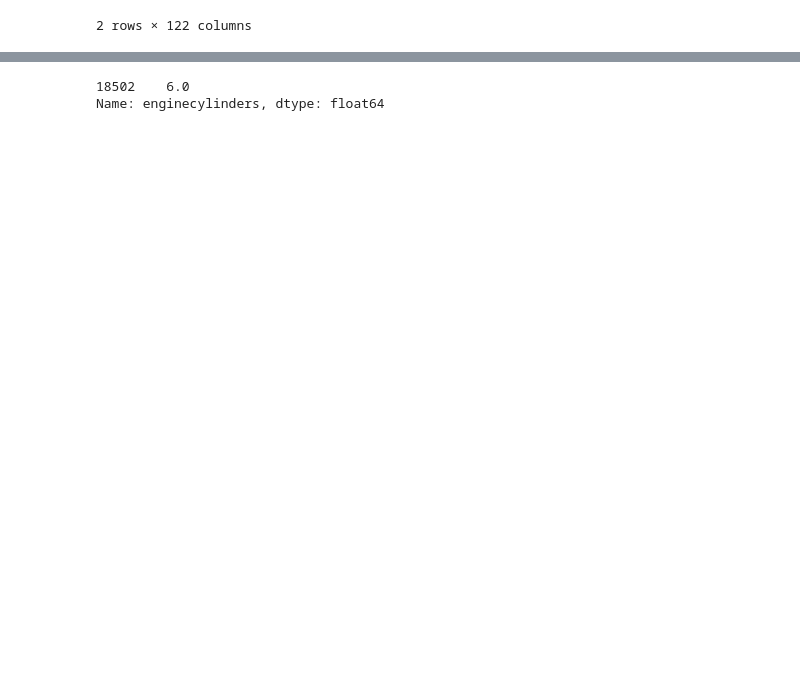
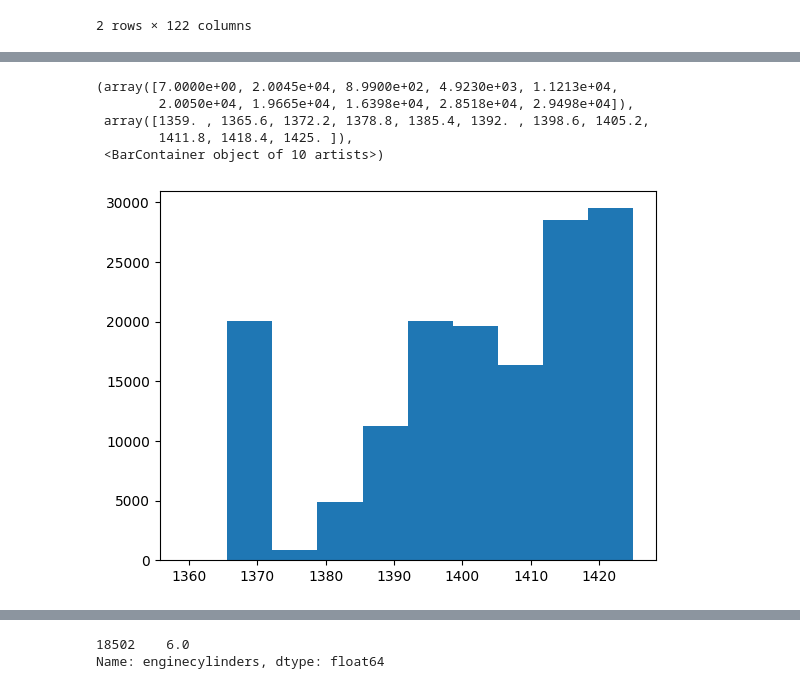
Before and after one commit to pgrts/car_proj, a Jupyter notebook: scraper/clean_preds_repeats.ipynb, the cells around one changed output, grey strips where cells are left out. Drawn from its saved outputs; the diff is of its cells as text; code cells hidden in the pictures; blank space fills up the shorter version.

```diff
--- a/scraper/clean_preds_repeats.ipynb
+++ b/scraper/clean_preds_repeats.ipynb
@@ -243,4 +1645,6 @@ df_vehicles.loc[similar_vehicles.index, ['odometer', 'price', 'make','model', 'm
 | 6 | 111947.0 | 4995 | FORD | Crown Victoria | 2001.0 | nan | nan | 8 | nan |
 | 7 | 43389.0 | 49850 | BMW | M3 | 2004.0 | 3-Series | nan | 6 | nan |
 # %%
-old_car_data = pd.read_csv(os.path.join(os.getcwd(), '..', '..', 'backup_car', 'car_data.csv'), index_col=[0])
+old_car_data = pd.read_csv(os.path.join(os.getcwd(), '..', 'database', 'df_n5.csv'))
+# %%
+old_car_data.columns = old_car_data.columns.str.lower()
@@ -246,0 +1750,2 @@ old_car_data = pd.read_csv(os.path.join(os.getcwd(), '..', '..', 'backup_car', '
+# %%
+old_car_data = old_car_data.rename(columns={'url':'link'})
@@ -247,2 +1793,4 @@ old_car_data = pd.read_csv(os.path.join(os.getcwd(), '..', '..', 'backup_car', '
 # %%
-new_car_data = pd.read_csv(os.path.join(os.getcwd(), '..', 'database', 'df_vehicles.csv'))
+#new_car_data = pd.read_csv(os.path.join(os.getcwd(), '..', 'database', 'df_vehicles.csv'))
+all_data1 = pd.concat([old_car_data, something])
+idk_df = model_prep(all_data1.drop_duplicates(subset=['link', 'odometer', 'make', 'model', 'modelyear', 'series', 'trim', 'drivetype', 'drive', 'condition']))
@@ -249,3 +1808,12 @@ new_car_data = pd.read_csv(os.path.join(os.getcwd(), '..', 'database', 'df_vehic
+# %%
+plt.hist(idk_df.days_since)
+# %% [output]
+(array([7.0000e+00, 2.0045e+04, 8.9900e+02, 4.9230e+03, 1.1213e+04,
+        2.0050e+04, 1.9665e+04, 1.6398e+04, 2.8518e+04, 2.9498e+04]),
+ array([1359. , 1365.6, 1372.2, 1378.8, 1385.4, 1392. , 1398.6, 1405.2,
+        1411.8, 1418.4, 1425. ]),
+ <BarContainer object of 10 artists>)
+[figure, added]
 # %%
 new_car_data
 # %% [output]
```
Also changed, not shown: parts of 190 cells of this notebook, 27 other files.
